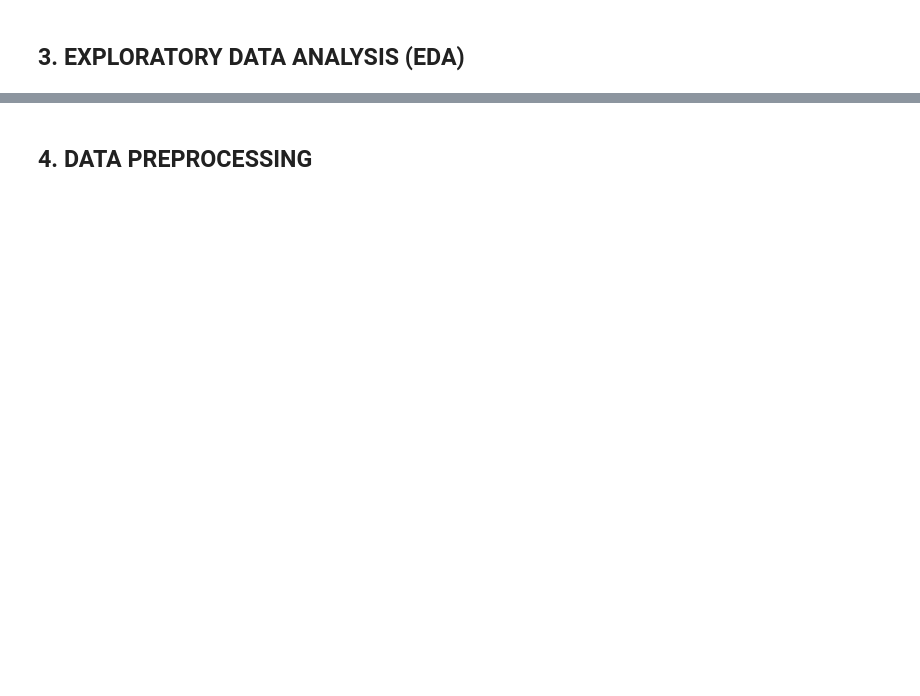
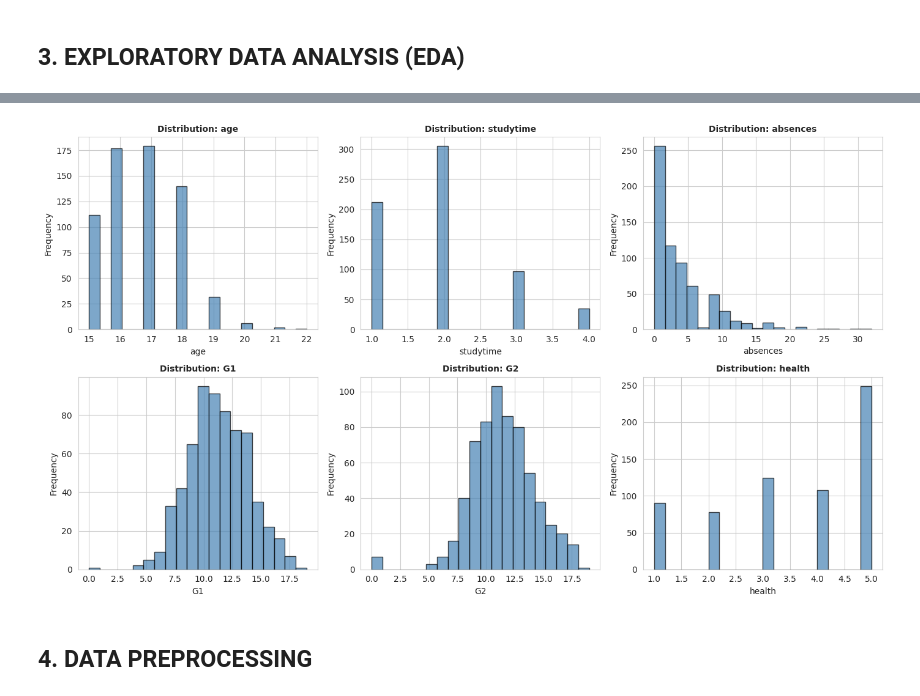
Before and after one commit to star-small/ml-final, a Jupyter notebook: ml_project.ipynb, the cells around one changed output, grey strips where cells are left out. Drawn from its saved outputs; the diff is of its cells as text; code cells hidden in the pictures; blank space fills up the shorter version.

```diff
--- a/ml_project.ipynb
+++ b/ml_project.ipynb
@@ -236,22 +256,26 @@ plt.show()
 # %%
-# ============================================
-# VISUALIZE DISTRIBUTIONS
-# ============================================
+# Visualize distribution
 
 fig, axes = plt.subplots(2, 3, figsize=(14, 8))
 axes = axes.ravel()
 
-features_to_plot = ['Age', 'Studytime', 'Absences', 'G1', 'G2', 'Health']
+# FIX: Use lowercase for all features except G1, G2 (they're uppercase in UCI dataset)
+features_to_plot = ['age', 'studytime', 'absences', 'G1', 'G2', 'health']
 
 for idx, feature in enumerate(features_to_plot):
     if feature in df.columns:
         axes[idx].hist(df[feature], bins=20, color='steelblue', edgecolor='black', alpha=0.7)
         axes[idx].set_title(f'Distribution: {feature}', fontsize=10, fontweight='bold')
         axes[idx].set_xlabel(feature)
         axes[idx].set_ylabel('Frequency')
+    else:
+        # Show which columns don't exist
+        print(f"⚠️ Column '{feature}' not found in dataframe")
 
 plt.tight_layout()
 plt.show()
+# %% [output]
+[figure, added]
 # %% [markdown]
 ## 4. DATA PREPROCESSING
 # %%
```
Also changed, not shown: parts of 24 cells of this notebook.
